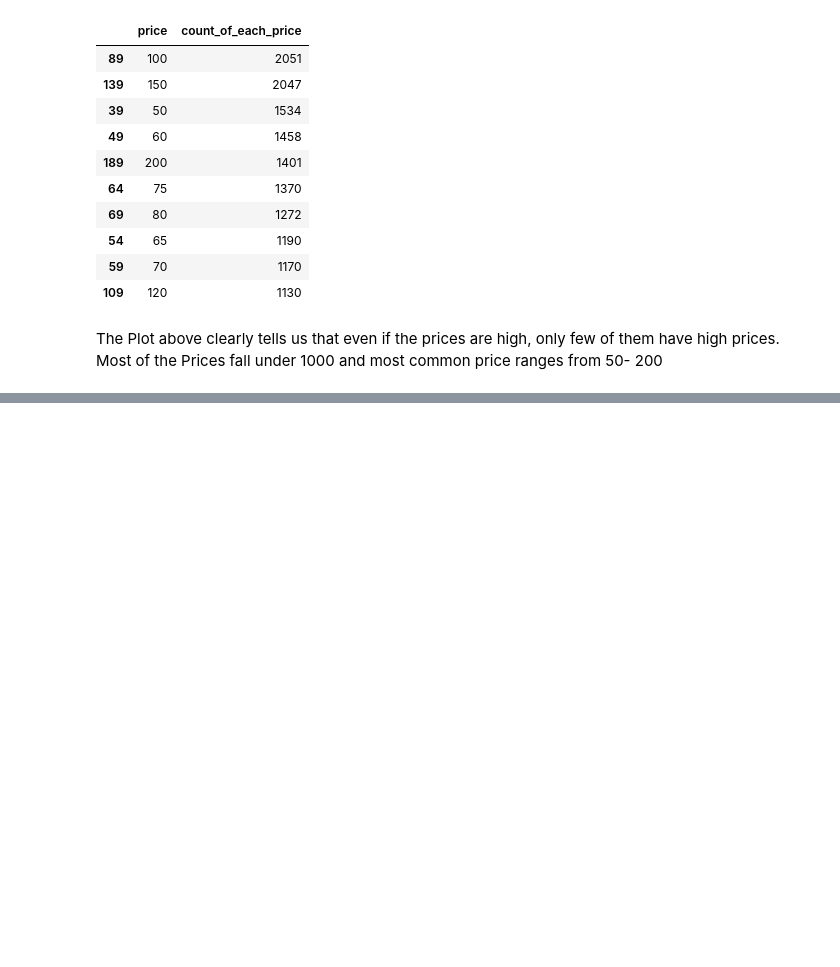
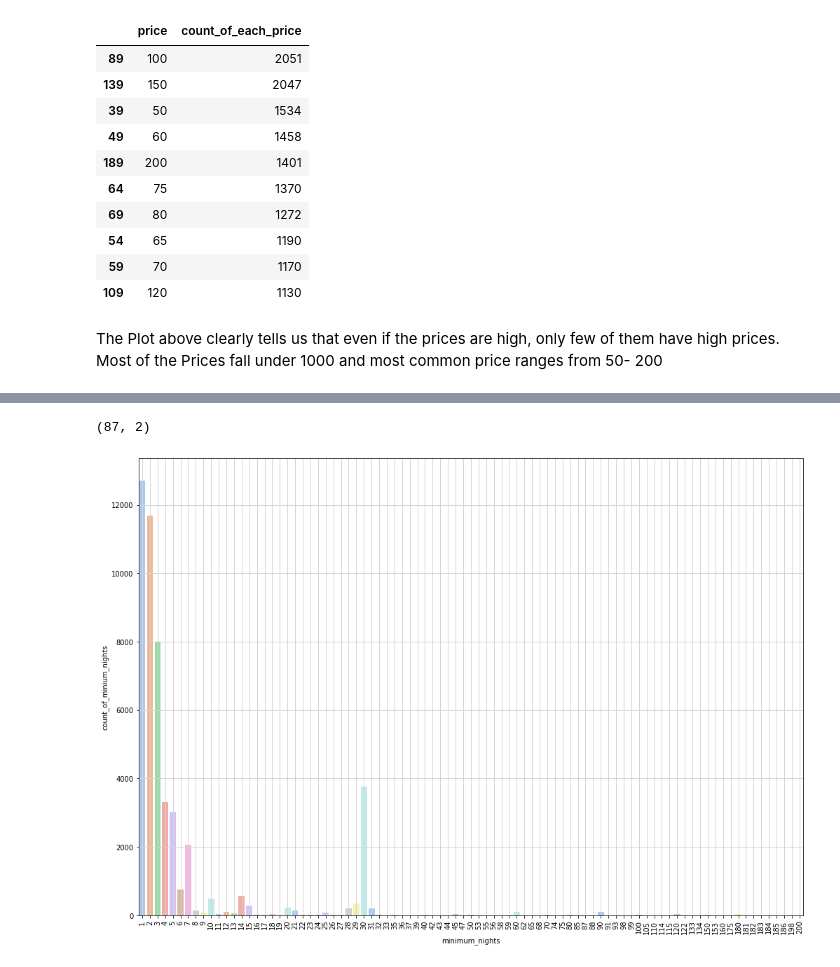
Before and after one commit to Sanjaycsk/AirBnb-EDA, a Jupyter notebook: AirBnB_Project.ipynb, the cells around one changed output, grey strips where cells are left out. Drawn from its saved outputs; the diff is of its cells as text; code cells hidden in the pictures; blank space fills up the shorter version.

```diff
--- a/AirBnB_Project.ipynb
+++ b/AirBnB_Project.ipynb
@@ -465,0 +452,3 @@ Price_analysis.tail(10)
+# %%
+no_of_min_nights_counts_checker = airbnb_file[['name','minimum_nights']].groupby(['minimum_nights'])['minimum_nights'].count().reset_index(name='count_of_minium_nights').sort_values(['minimum_nights'], ascending=[False])
+no_of_min_nights_counts_checker.tail(10)
@@ -465,0 +483,2 @@ Price_analysis.tail(10)
+# %%
+no_of_min_nights_counts_checker_filtered = no_of_min_nights_counts_checker[no_of_min_nights_counts_checker['minimum_nights'] <= 200]
@@ -465,0 +499,15 @@ Price_analysis.tail(10)
+# %%
+no_of_min_nights_counts_checker_filtered.shape
+# %% [output]
+(87, 2)
+# %%
+# Bronx_neighbourhood_top10 = multi_group_var.loc[multi_group_var['neighbourhood_group'] == 'Bronx' ]
+plt.figure(figsize=(17,12))
+# Bronx_neighbourhood_top10 = Bronx_neighbourhood_top10.sort_values('count' ,ascending= False)
+ax = sns.barplot(x="minimum_nights", y="count_of_minium_nights", data=no_of_min_nights_counts_checker_filtered, palette=sns.color_palette("pastel", 10))
+plt.xticks(rotation='vertical')
+ax.grid(b=True, which='major', color='#d3d3d3', linewidth=1.0)
+ax.grid(b=True, which='minor', color='#d3d3d3', linewidth=0.5)
+plt.show()
+# %% [output]
+[figure, added]
```
Also changed, not shown: parts of 28 cells of this notebook.
